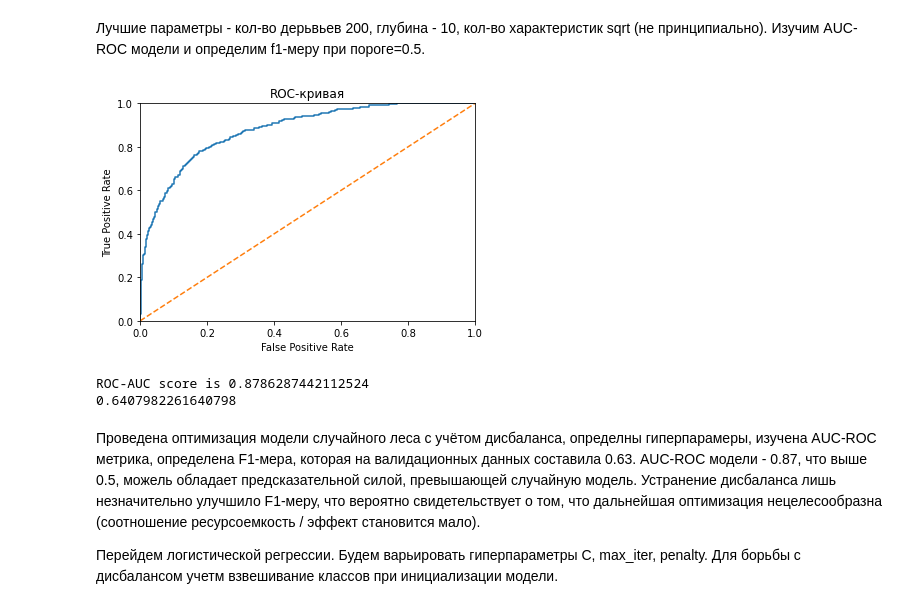
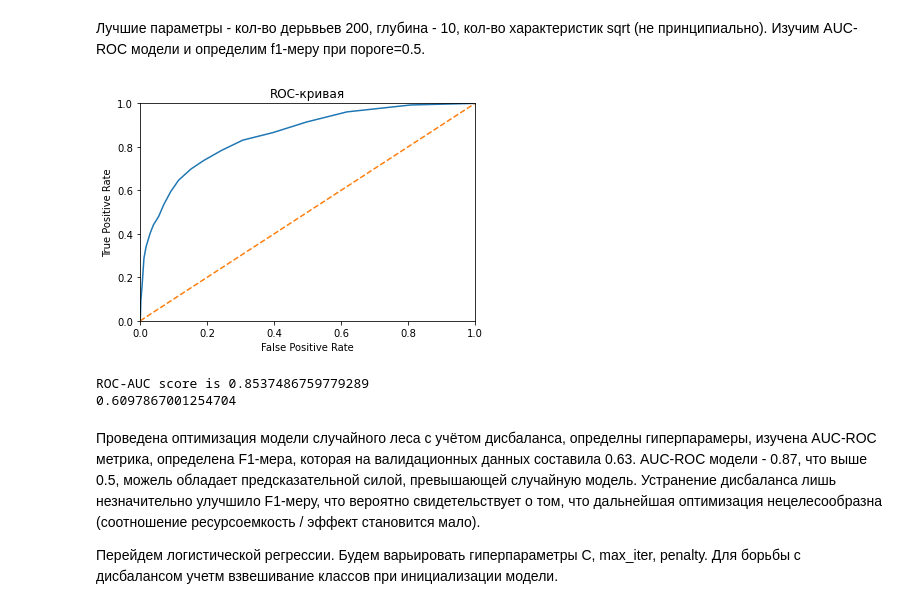
Before and after one commit to redehydrated/betta_baank, a Jupyter notebook: project_notebook.ipynb, the cells around one changed output. Cells and saved outputs as stored; diff of their text form; code cells hidden in the pictures.

Commit message:
в ячейке кода 20 изменены гиперпараметры модели model_rf

```diff
--- a/project_notebook.ipynb
+++ b/project_notebook.ipynb
@@ -180,25 +180,25 @@ for n_estimators in [100, 200, 300]:
 # %% [markdown]
 Лучшие параметры - кол-во дерьвьев 200, глубина - 10, кол-во характеристик sqrt (не принципиально). Изучим AUC-ROC модели и  определим f1-меру при пороге=0.5.
 # %%
-model_rf = RandomForestClassifier(random_state=1994, n_estimators=200, max_depth=10, max_features='sqrt')
+model_rf = RandomForestClassifier(random_state=1994, n_estimators=20, max_depth=40, max_features='sqrt')
 model_rf.fit(features_upsampled, target_upsampled)
 predicted = model_rf.predict_proba(features_valid)[:,1]
 fpr, tpr, thresholds = roc_curve(target_valid, predicted)
 plt.figure()
 plt.plot(fpr, tpr)
 plt.plot([0, 1], [0, 1], linestyle='--')
 plt.xlim([0,1])
 plt.ylim([0,1])
 plt.xlabel('False Positive Rate')
 plt.ylabel('True Positive Rate')
 plt.title('ROC-кривая')
 plt.show()
 print('ROC-AUC score is', roc_auc_score(target_valid, predicted))
 print(f1_score(target_valid, predicted >=0.5))
 # %% [output]
-[figure, old version]
+[figure, new version]
-ROC-AUC score is 0.8786287442112524
-0.6407982261640798
+ROC-AUC score is 0.8537486759779289
+0.6097867001254704
 # %% [markdown]
 Проведена оптимизация модели случайного леса с учётом дисбаланса, определны гиперпарамеры, изучена AUC-ROC метрика, определена F1-мера, которая на валидационных данных составила 0.63. AUC-ROC модели - 0.87, что выше 0.5, можель обладает предсказательной силой, превышающей случайную модель. Устранение дисбаланса лишь незначительно улучшило F1-меру, что вероятно свидетельствует о том, что дальнейшая оптимизация нецелесообразна (соотношение ресурсоемкость / эффект становится мало).
 
```
Also changed, not shown: parts of 2 cells of this notebook.
